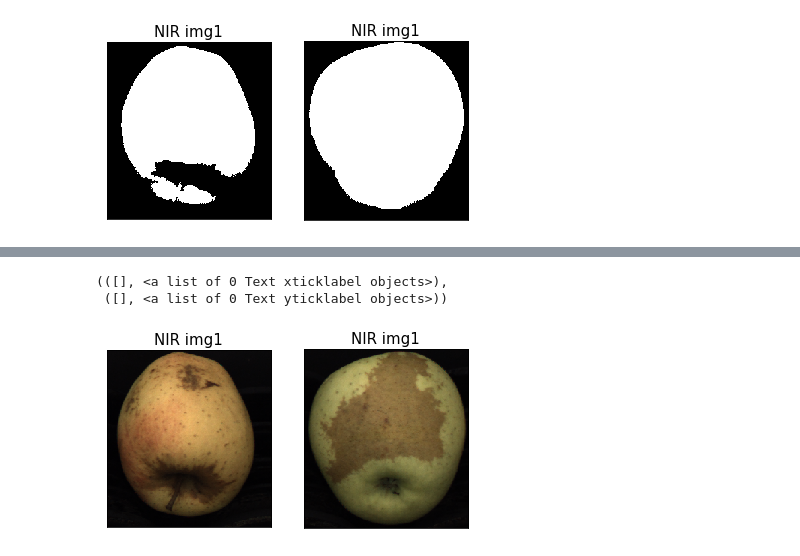
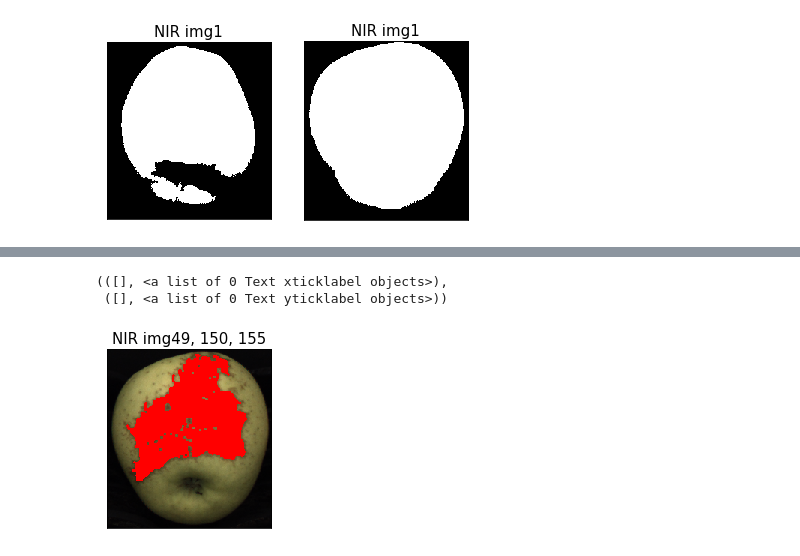
Before and after one commit to pptr3/fruit-inspection, a Jupyter notebook: Untitled.ipynb, the cells around one changed output, grey strips where cells are left out. Cells and saved outputs as stored; diff of their text form; code cells hidden in the pictures.

Commit message:
one apple ok, segmentation applied on russet

```diff
--- a/Untitled.ipynb
+++ b/Untitled.ipynb
@@ -266,3 +266,20 @@ plt.xticks([]), plt.yticks([])
 # %%
 img4_color = cv.cvtColor(cv.imread("fruit-inspection-images/second task/C1_000004.png", cv.IMREAD_COLOR),cv.COLOR_BGR2RGB)
 img5_color = cv.cvtColor(cv.imread("fruit-inspection-images/second task/C1_000005.png", cv.IMREAD_COLOR),cv.COLOR_BGR2RGB)
+# %%
+f = 0
+s = 5
+step = 3
+for i in range(50):
+    if s <= 180:
+        img_hsv = cv.cvtColor(img4_color, cv.COLOR_BGR2HSV)
+        mask = cv2.inRange(img_hsv, (f,50,20), (s,255,255))
+        res = cv.bitwise_and(img4_color,img4_color, mask= mask)
+        print(i, f, s)
+        f += step
+        s += step
+        plt.figure(figsize=(10,10))
+        plt.subplot(2,3,1)
+        plt.imshow(res, cmap='gray', vmin=0, vmax=255)
+        plt.title("NIR img"+str(i) + str(", ") + str(f-step) + str(", ")+ str(s-step), fontsize = 15)
+        plt.xticks([]), plt.yticks([])
@@ -268,0 +332,9 @@ img5_color = cv.cvtColor(cv.imread("fruit-inspection-images/second task/C1_00000
+# %%
+img_hsv = cv.cvtColor(img5_color, cv.COLOR_BGR2HSV)
+mask = cv.inRange(img_hsv, (99,50,20), (104,255,255))
+res = cv.bitwise_and(img5_color,img5_color, mask= mask)
+plt.figure(figsize=(10,10))
+plt.subplot(2,3,1)
+plt.imshow(mask, cmap='gray', vmin=0, vmax=255)
+plt.title("NIR img"+str(i) + str(", ") + str(f) + str(", ")+ str(s), fontsize = 15)
+plt.xticks([]), plt.yticks([])
@@ -269,14 +345,21 @@ img5_color = cv.cvtColor(cv.imread("fruit-inspection-images/second task/C1_00000
+# %%
+def color_russet(img_color, mask):
+    kernel = np.ones((5, 5), np.uint8)
+    mask = cv.erode(mask, kernel, iterations = 1)
+    for i in range(img_color.shape[0]):
+        for j in range(img_color.shape[1]):
+            if mask[i, j] > 0:
+                img_color = cv.circle(img_color, center=(j, i), radius=1, color=(255, 0, 0) , thickness=1)
+    return img_color
+# %%
+imgh = color_russet(img5_color, mask)
 # %%
 plt.figure(figsize=(10,10))
 plt.subplot(2,3,1)
-plt.imshow(img4_color, cmap='gray', vmin=0, vmax=255)
-plt.title("NIR img1", fontsize = 15)
+plt.imshow(imgh, cmap='gray', vmin=0, vmax=255)
+plt.title("NIR img"+str(i) + str(", ") + str(f) + str(", ")+ str(s), fontsize = 15)
 plt.xticks([]), plt.yticks([])
-plt.subplot(2,3,2)
-plt.imshow(img5_color, cmap='gray', vmin=0, vmax=255)
-plt.title("NIR img1", fontsize = 15)
-plt.xticks([]), plt.yticks([])
 # %% [output]
 (([], <a list of 0 Text xticklabel objects>),
  ([], <a list of 0 Text yticklabel objects>))
-[figure, old version]
+[figure, new version]
```
Also changed, not shown: parts of 7 cells of this notebook.
